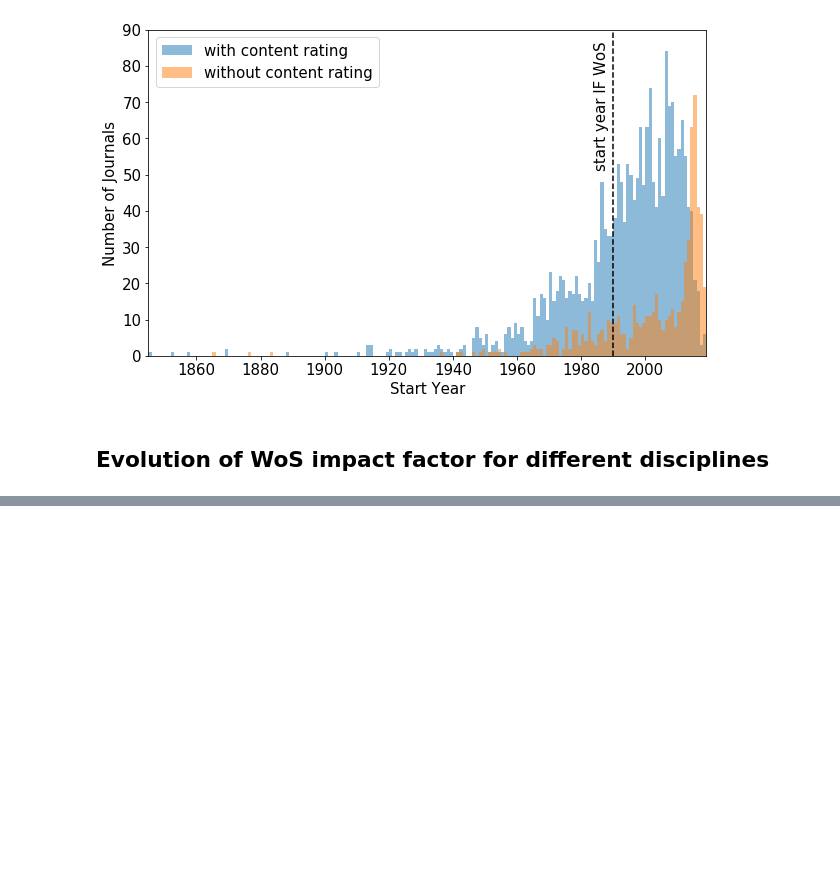
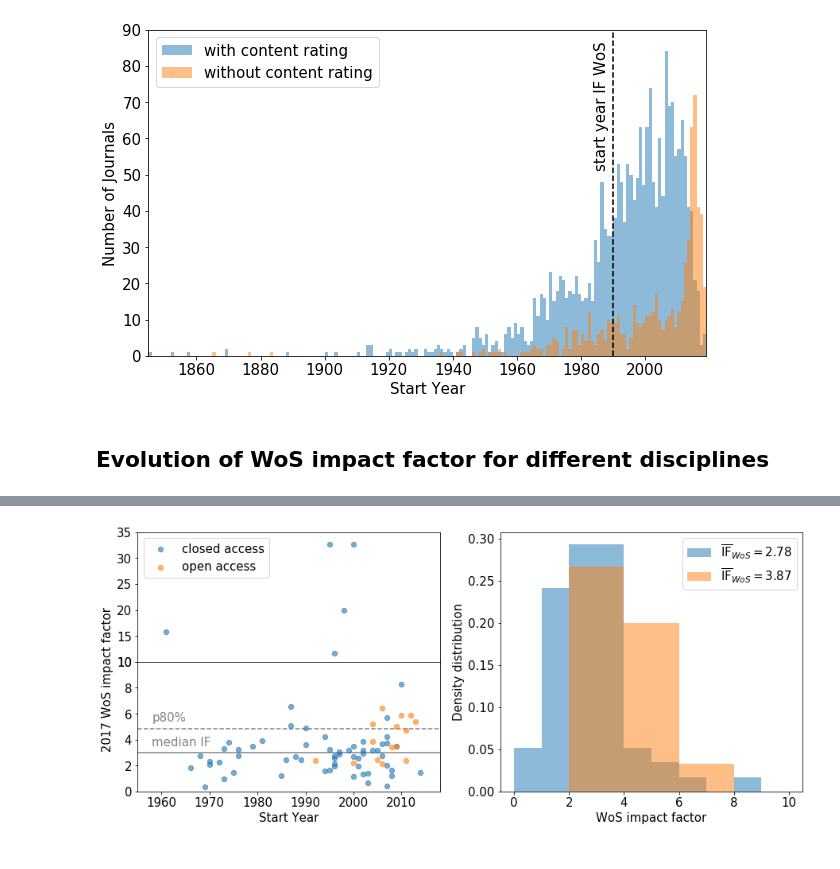
Before and after one commit to sbustamante/scigraph_project, a Jupyter notebook: Exploration.ipynb, the cells around one changed output, grey strips where cells are left out. Drawn from its saved outputs; the diff is of its cells as text; code cells hidden in the pictures; blank space fills up the shorter version.

```diff
--- a/Exploration.ipynb
+++ b/Exploration.ipynb
@@ -517,0 +375,14 @@ np.vectorize?
+# %%
+main_discipline = 'Neurosciences'
+# %%
+#List of journals affiliated to main_discipline
+mask_main_disc = journals_about.categoryname==main_discipline
+idNum_journals = np.array(journals_about['idNum'].loc[mask_main_disc])
+affiliated_journals = journals.iloc[idNum_journals].copy()
+# %%
+mask_2017 = journals_rating.dateCreated=='2017'
+mask_journal_discipline = np.in1d( journals_rating.idNum[mask_2017], idNum_journals)
+idNum_2017_journals_disc = np.array(journals_rating.idNum[mask_2017][mask_journal_discipline]).astype(int)
+IF_2017_journals_disc = np.array(journals_rating.ratingValue[mask_2017][mask_journal_discipline]).astype(float)
+year_journal = np.array(journals.startYear[idNum_2017_journals_disc]).astype(int)
+open_journal = np.array(journals.isAccessibleForFree[idNum_2017_journals_disc])
@@ -517,0 +415,50 @@ np.vectorize?
+# %%
+fig = plt.figure( figsize = (15,6) )
+plt.subplots_adjust( hspace=0, wspace=0.5 )
+gs = fig.add_gridspec(2, 4)
+plt.subplot(gs[0, :2])
+plt.scatter( year_journal[open_journal==False], IF_2017_journals_disc[open_journal==False],
+             color='#1f77b4', s=40, alpha=0.6, label='closed access' )
+plt.scatter( year_journal[open_journal], IF_2017_journals_disc[open_journal],
+             color='#ff7f0e', s=40, alpha=0.6, label='open access' )
+plt.xlim(1955, 2018)
+plt.ylim(10,35)
+plt.yticks(fontsize=15)
+plt.legend(loc='upper left', fontsize = 15)
+
+
+plt.subplot(gs[1, :2])
+plt.scatter( year_journal[open_journal==False], IF_2017_journals_disc[open_journal==False],
+             color='#1f77b4', s=40, alpha=0.6 )
+plt.scatter( year_journal[open_journal], IF_2017_journals_disc[open_journal],
+             color='#ff7f0e', s=40, alpha=0.6 )
+plt.hlines( disciplines[disciplines.categoryname==main_discipline].median_2017, 1955, 2020,
+            ls='-', color='gray', zorder=-1 )
+plt.text( 1958, 3.5, 'median IF', fontsize=15, color='gray')
+plt.hlines( disciplines[disciplines.categoryname==main_discipline].p80_2017, 1955, 2020,
+            ls='--', color='gray', zorder=-1 )
+plt.text( 1958, 5.4, 'p80%', fontsize=15, color='gray')
+plt.xlim(1955, 2018)
+plt.ylim(0,10)
+plt.xticks(fontsize=15)
+plt.yticks(fontsize=15)
+plt.xlabel( 'Start Year', fontsize = 15 )
+plt.ylabel( "                         2017 WoS impact factor", fontsize=15 )
+
+plt.subplot(gs[0:, 2:])
+plt.hist( IF_2017_journals_disc[open_journal==False],range=(0,10),
+          label = '$\overline{\mathrm{IF}}_{WoS} = %1.2f$'%(np.median(IF_2017_journals_disc[open_journal==False])),
+          bins=10, density=True, alpha=0.5 )
+plt.hist( IF_2017_journals_disc[open_journal], range=(0,10),
+          label = '$\overline{\mathrm{IF}}_{WoS} = %1.2f$'%(np.median(IF_2017_journals_disc[open_journal])),
+          bins=5, density=True, alpha=0.5 )
+
+plt.xticks(fontsize=15)
+plt.yticks(fontsize=15)
+plt.xlabel( "WoS impact factor", fontsize=15 )
+plt.ylabel( "Density distribution", fontsize=15 )
+
+plt.legend(loc='upper right', fontsize = 15)
+plt.show()
+# %% [output]
+[figure, added]
```
Also changed, not shown: parts of 83 cells of this notebook.
